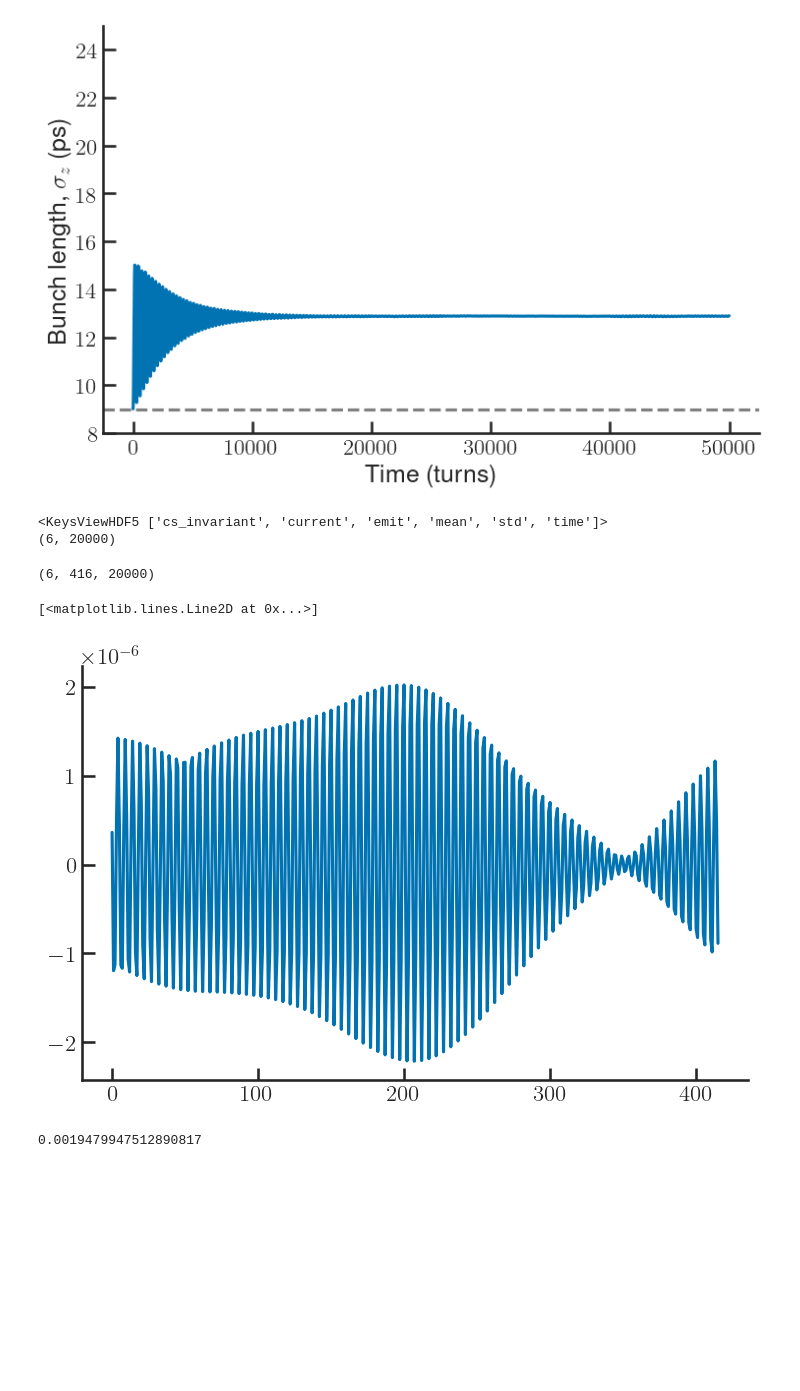
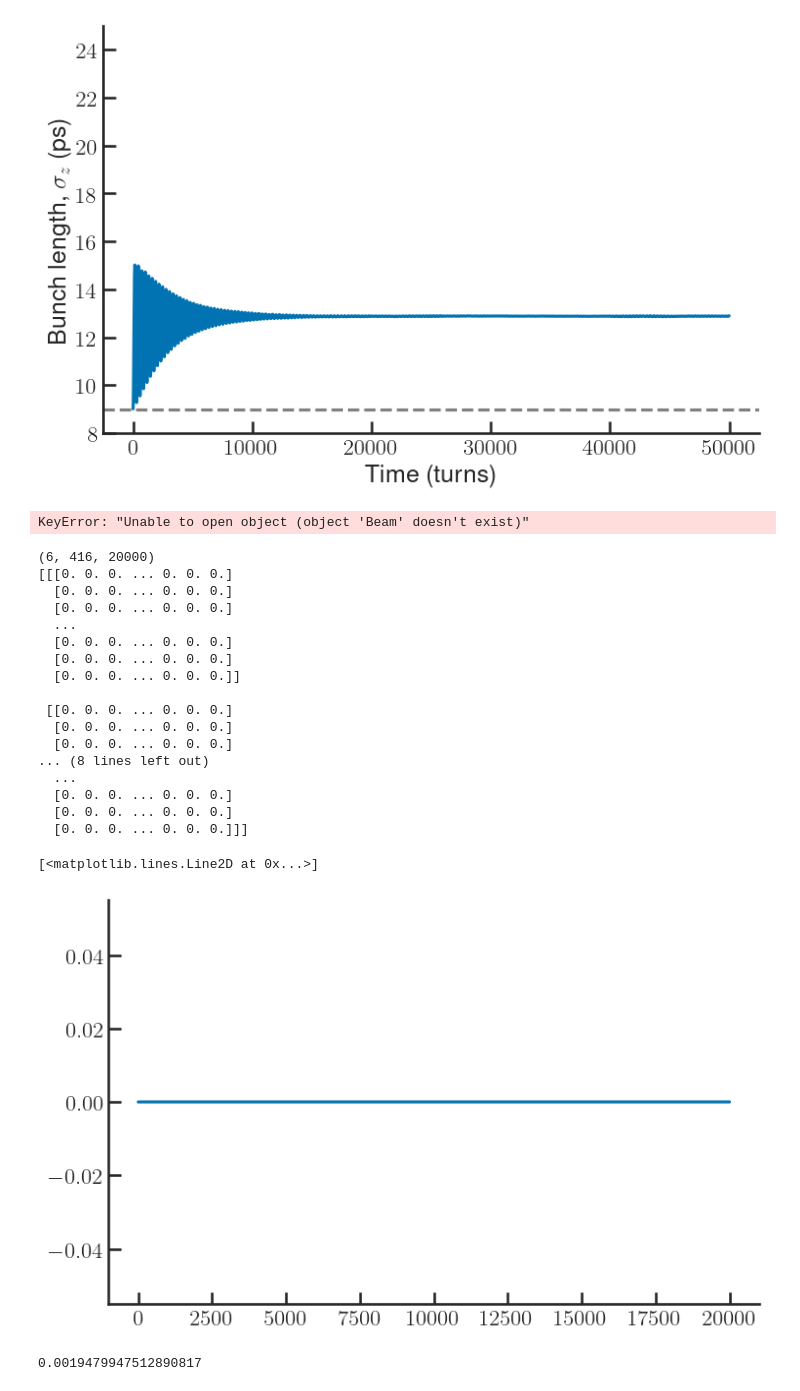
Before and after one commit to gubaidulinvadim/transverse_instabilities, a Jupyter notebook: Postprocessing_test.ipynb, the cells around one changed output. Drawn from its saved outputs; the diff is of its cells as text; code cells hidden in the pictures; blank space fills up the shorter version.

```diff
--- a/Postprocessing_test.ipynb
+++ b/Postprocessing_test.ipynb
@@ -177,31 +177,46 @@ filename = FOLDER+'monitors(n_mp={:.1e},n_turns={:.1e},n_bin={:},bunch_current={
 # %%
 import os
 os.environ["HDF5_USE_FILE_LOCKING"] = "FALSE"
-filename = 'test_monitor'
+filename = 'monitors(n_mp=1.0e+04,n_turns=1.0e+04,n_bin=100,bunch_current=1.2e-03,Qp_x=0.00,Qp_y=0.00)'
 file = hp.File(filename+'.hdf5')
 
 with hp.File(filename+'.hdf5') as f:
     print(f['Beam'].keys())
-    m = f['BunchData_0']['mean'][:]
-    std = f['BunchData_0']['std'][:]
-    J = f['BunchData_0']['cs_invariant'][:]
-    emit = f['BunchData_0']['emit'][:]
-
+    # m = f['BunchData_0']['mean'][:]
+    # std = f['BunchData_0']['std'][:]
+    # J = f['BunchData_0']['cs_invariant'][:]
+    # emit = f['BunchData_0']['emit'][:]
+#
     mb = f['Beam']['mean'][:]
     stdb = f['Beam']['std'][:]
     Jb = f['Beam']['cs_invariant'][:]
     emitb = f['Beam']['emit'][:]
-print(m.shape)
 # %% [output]
-<KeysViewHDF5 ['cs_invariant', 'current', 'emit', 'mean', 'std', 'time']>
-(6, 20000)
+KeyError: "Unable to open object (object 'Beam' doesn't exist)"
 # %%
 print(mb.shape)
-plt.plot(np.mean(mb[0,:, -416:], axis=0))
+print(emitb)
+plt.plot(np.mean(mb[0,:, :], axis=0))
 # %% [output]
 (6, 416, 20000)
+[[[0. 0. 0. ... 0. 0. 0.]
+  [0. 0. 0. ... 0. 0. 0.]
+  [0. 0. 0. ... 0. 0. 0.]
+  ...
+  [0. 0. 0. ... 0. 0. 0.]
+  [0. 0. 0. ... 0. 0. 0.]
+  [0. 0. 0. ... 0. 0. 0.]]
+
+ [[0. 0. 0. ... 0. 0. 0.]
+  [0. 0. 0. ... 0. 0. 0.]
+  [0. 0. 0. ... 0. 0. 0.]
+... (8 lines left out)
+  ...
+  [0. 0. 0. ... 0. 0. 0.]
+  [0. 0. 0. ... 0. 0. 0.]
+  [0. 0. 0. ... 0. 0. 0.]]]
 [<matplotlib.lines.Line2D at 0x...>]
-[figure, old version]
+[figure, new version]
 # %%
 from scipy.signal import find_peaks
 fftz = np.abs(np.fft.rfft(m[4,:])-np.mean(np.fft.rfft(m[4,:])))
```
Also changed, not shown: parts of 1 cell of this notebook, 1 other file.
